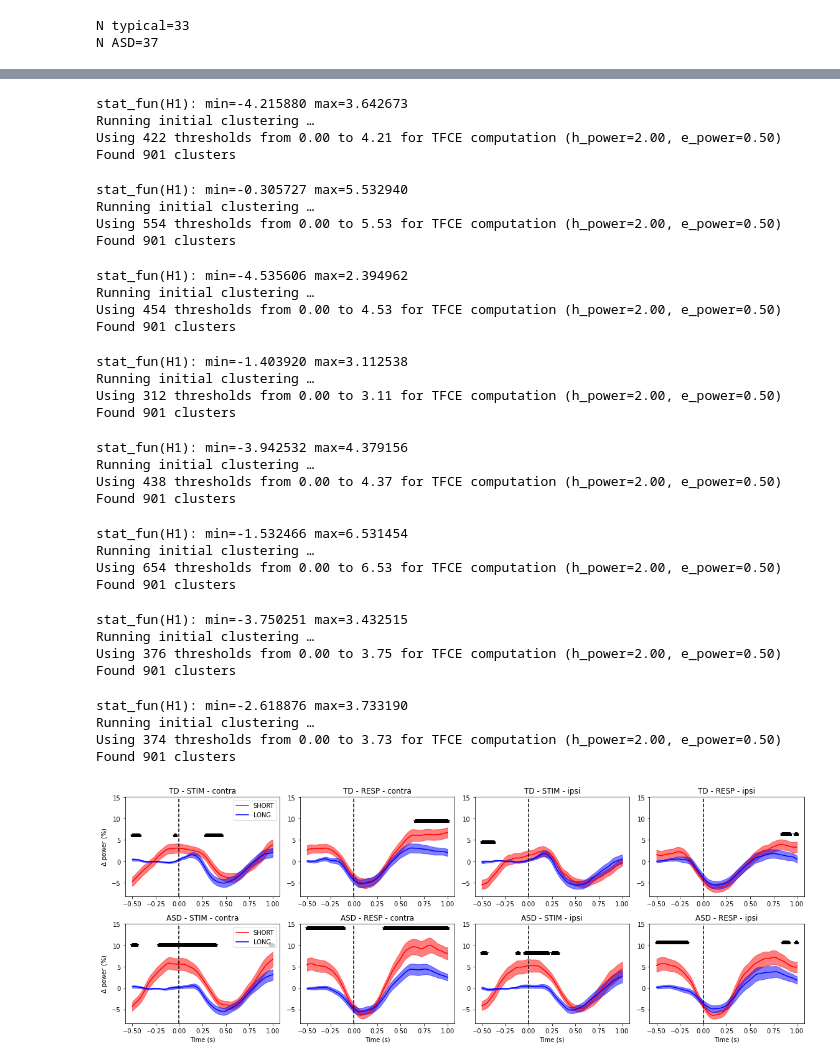
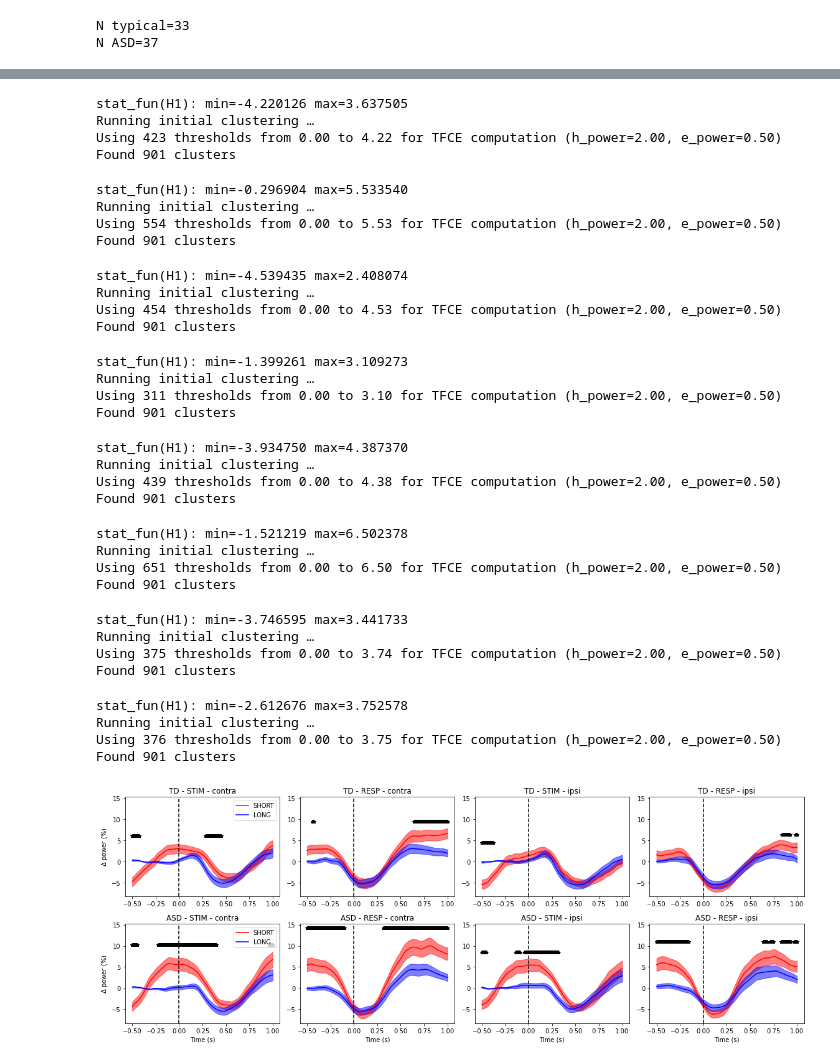
Before and after one commit to danclab/gogo_bursts, a Jupyter notebook: analyze_beta_power.ipynb, the cells around one changed output, grey strips where cells are left out. Cells and saved outputs as stored; diff of their text form; code cells hidden in the pictures.

```diff
--- a/analyze_beta_power.ipynb
+++ b/analyze_beta_power.ipynb
@@ -66,6 +869,7 @@ print(len(all_beta_power[hemi][epo_type][condition_name]))
 # %%
 t_idx=np.where((power_time>=-.5) & (power_time<=1))[0]
-base_idx=np.where(power_time[t_idx]<0)[0]
+power_time=power_time[t_idx]
+base_idx=np.where((power_time>=-.75) & (power_time<=-.25))[0]
 
 beta_pow_bc={
     group: {
@@ -142,23 +946,23 @@ for evt, dur, hemi, ax, title in conditions:
     # TD
     m_pow = np.mean(beta_pow_bc['TD'][evt][dur][hemi], axis=0)
     se_pow = np.std(beta_pow_bc['TD'][evt][dur][hemi], axis=0) / np.sqrt(beta_pow_bc['TD'][evt][dur][hemi].shape[0])
-    ax.plot(power_time[t_idx], m_pow, label='TD', color=td_color)
-    ax.fill_between(power_time[t_idx], m_pow-se_pow, m_pow+se_pow, alpha=0.5, color=td_color)
+    ax.plot(power_time, m_pow, label='TD', color=td_color)
+    ax.fill_between(power_time, m_pow-se_pow, m_pow+se_pow, alpha=0.5, color=td_color)
 
     # ASD
     m_pow = np.mean(beta_pow_bc['ASD'][evt][dur][hemi], axis=0)
     se_pow = np.std(beta_pow_bc['ASD'][evt][dur][hemi], axis=0) / np.sqrt(beta_pow_bc['ASD'][evt][dur][hemi].shape[0])
-    ax.plot(power_time[t_idx], m_pow, label='ASD', color=asd_color)
-    ax.fill_between(power_time[t_idx], m_pow-se_pow, m_pow+se_pow, alpha=0.5, color=asd_color)
+    ax.plot(power_time, m_pow, label='ASD', color=asd_color)
+    ax.fill_between(power_time, m_pow-se_pow, m_pow+se_pow, alpha=0.5, color=asd_color)
 
     # Unpaired cluster permutation test
-#     data = [beta_pow_bc['TD'][evt][dur][hemi], beta_pow_bc['ASD'][evt][dur][hemi]]
     data = [beta_pow_bc['ASD'][evt][dur][hemi], beta_pow_bc['TD'][evt][dur][hemi]]
     T_obs, clusters, cluster_p_values, H0 = mne.stats.permutation_cluster_test(
         data,
         threshold=threshold_tfce,
         n_permutations=1000,
-        tail=0
+        tail=0,
+        n_jobs=-1
     )
 
     # Plot significant clusters
@@ -166,7 +970,7 @@ for evt, dur, hemi, ax, title in conditions:
     py = yl[1] + .1 * (yl[1] - 0)
     for p_idx, p_val in enumerate(cluster_p_values):
         if p_val < 0.05:
-            ax.plot(power_time[t_idx][p_idx], py, 'k*')
+            ax.plot(power_time[p_idx], py, 'k*')
 
     ax.axvline(0, color='k', linestyle='--')
     ax.set_title(title)
@@ -249,14 +1053,14 @@ for grp, evt, hemi, title, pos in conditions:
     # Plot SHORT
     m_pow = np.mean(beta_pow_bc[grp][evt]['SHORT'][hemi], axis=0)
     se_pow = np.std(beta_pow_bc[grp][evt]['SHORT'][hemi], axis=0) / np.sqrt(beta_pow_bc[grp][evt]['SHORT'][hemi].shape[0])
-    ax.plot(power_time[t_idx], m_pow, label='SHORT', color=short_color)
-    ax.fill_between(power_time[t_idx], m_pow-se_pow, m_pow+se_pow, alpha=0.5, color=short_color)
+    ax.plot(power_time, m_pow, label='SHORT', color=short_color)
+    ax.fill_between(power_time, m_pow-se_pow, m_pow+se_pow, alpha=0.5, color=short_color)
 
     # Plot LONG
     m_pow = np.mean(beta_pow_bc[grp][evt]['LONG'][hemi], axis=0)
     se_pow = np.std(beta_pow_bc[grp][evt]['LONG'][hemi], axis=0) / np.sqrt(beta_pow_bc[grp][evt]['LONG'][hemi].shape[0])
-    ax.plot(power_time[t_idx], m_pow, label='LONG', color=long_color)
-    ax.fill_between(power_time[t_idx], m_pow-se_pow, m_pow+se_pow, alpha=0.5, color=long_color)
+    ax.plot(power_time, m_pow, label='LONG', color=long_color)
+    ax.fill_between(power_time, m_pow-se_pow, m_pow+se_pow, alpha=0.5, color=long_color)
 
     # Paired t-test
     data = [beta_pow_bc[grp][evt]['SHORT'][hemi], beta_pow_bc[grp][evt]['LONG'][hemi]]
@@ -273,7 +1077,7 @@ for grp, evt, hemi, title, pos in conditions:
     py = yl[1] + .1 * (yl[1] - 0)
     for p_idx, p_val in enumerate(cluster_p_values):
         if p_val < 0.05:
-            ax.plot(power_time[t_idx][p_idx], py, 'k*')
+            ax.plot(power_time[p_idx], py, 'k*')
 
     # Formatting
     ax.axvline(0, color='k', linestyle='--')
@@ -289,48 +1093,48 @@ for grp, evt, hemi, title, pos in conditions:
         ax.set_xlabel('Time (s)')
 
     axes.append(ax)
 
 # Equalize y-limits across all subplots
 ymins, ymaxs = zip(*[ax.get_ylim() for ax in axes])
 ymin, ymax = np.min(ymins), np.max(ymaxs)
 for ax in axes:
     ax.set_ylim(ymin, ymax)
 
 plt.tight_layout()
 # %% [output]
-stat_fun(H1): min=-4.215880 max=3.642673
+stat_fun(H1): min=-4.220126 max=3.637505
 Running initial clustering …
-Using 422 thresholds from 0.00 to 4.21 for TFCE computation (h_power=2.00, e_power=0.50)
+Using 423 thresholds from 0.00 to 4.22 for TFCE computation (h_power=2.00, e_power=0.50)
 Found 901 clusters
-stat_fun(H1): min=-0.305727 max=5.532940
+stat_fun(H1): min=-0.296904 max=5.533540
 Running initial clustering …
 Using 554 thresholds from 0.00 to 5.53 for TFCE computation (h_power=2.00, e_power=0.50)
 Found 901 clusters
-stat_fun(H1): min=-4.535606 max=2.394962
+stat_fun(H1): min=-4.539435 max=2.408074
 Running initial clustering …
 Using 454 thresholds from 0.00 to 4.53 for TFCE computation (h_power=2.00, e_power=0.50)
 Found 901 clusters
-stat_fun(H1): min=-1.403920 max=3.112538
+stat_fun(H1): min=-1.399261 max=3.109273
 Running initial clustering …
-Using 312 thresholds from 0.00 to 3.11 for TFCE computation (h_power=2.00, e_power=0.50)
+Using 311 thresholds from 0.00 to 3.10 for TFCE computation (h_power=2.00, e_power=0.50)
 Found 901 clusters
-stat_fun(H1): min=-3.942532 max=4.379156
+stat_fun(H1): min=-3.934750 max=4.387370
 Running initial clustering …
-Using 438 thresholds from 0.00 to 4.37 for TFCE computation (h_power=2.00, e_power=0.50)
+Using 439 thresholds from 0.00 to 4.38 for TFCE computation (h_power=2.00, e_power=0.50)
 Found 901 clusters
-stat_fun(H1): min=-1.532466 max=6.531454
+stat_fun(H1): min=-1.521219 max=6.502378
 Running initial clustering …
-Using 654 thresholds from 0.00 to 6.53 for TFCE computation (h_power=2.00, e_power=0.50)
+Using 651 thresholds from 0.00 to 6.50 for TFCE computation (h_power=2.00, e_power=0.50)
 Found 901 clusters
-stat_fun(H1): min=-3.750251 max=3.432515
+stat_fun(H1): min=-3.746595 max=3.441733
 Running initial clustering …
-Using 376 thresholds from 0.00 to 3.75 for TFCE computation (h_power=2.00, e_power=0.50)
+Using 375 thresholds from 0.00 to 3.74 for TFCE computation (h_power=2.00, e_power=0.50)
 Found 901 clusters
-stat_fun(H1): min=-2.618876 max=3.733190
+stat_fun(H1): min=-2.612676 max=3.752578
 Running initial clustering …
-Using 374 thresholds from 0.00 to 3.73 for TFCE computation (h_power=2.00, e_power=0.50)
+Using 376 thresholds from 0.00 to 3.75 for TFCE computation (h_power=2.00, e_power=0.50)
 Found 901 clusters
-[figure, old version]
+[figure, new version]
 # %%
 plt.figure(figsize=(16,6))
 
```
Also changed, not shown: parts of 11 cells of this notebook, 1 other file.
